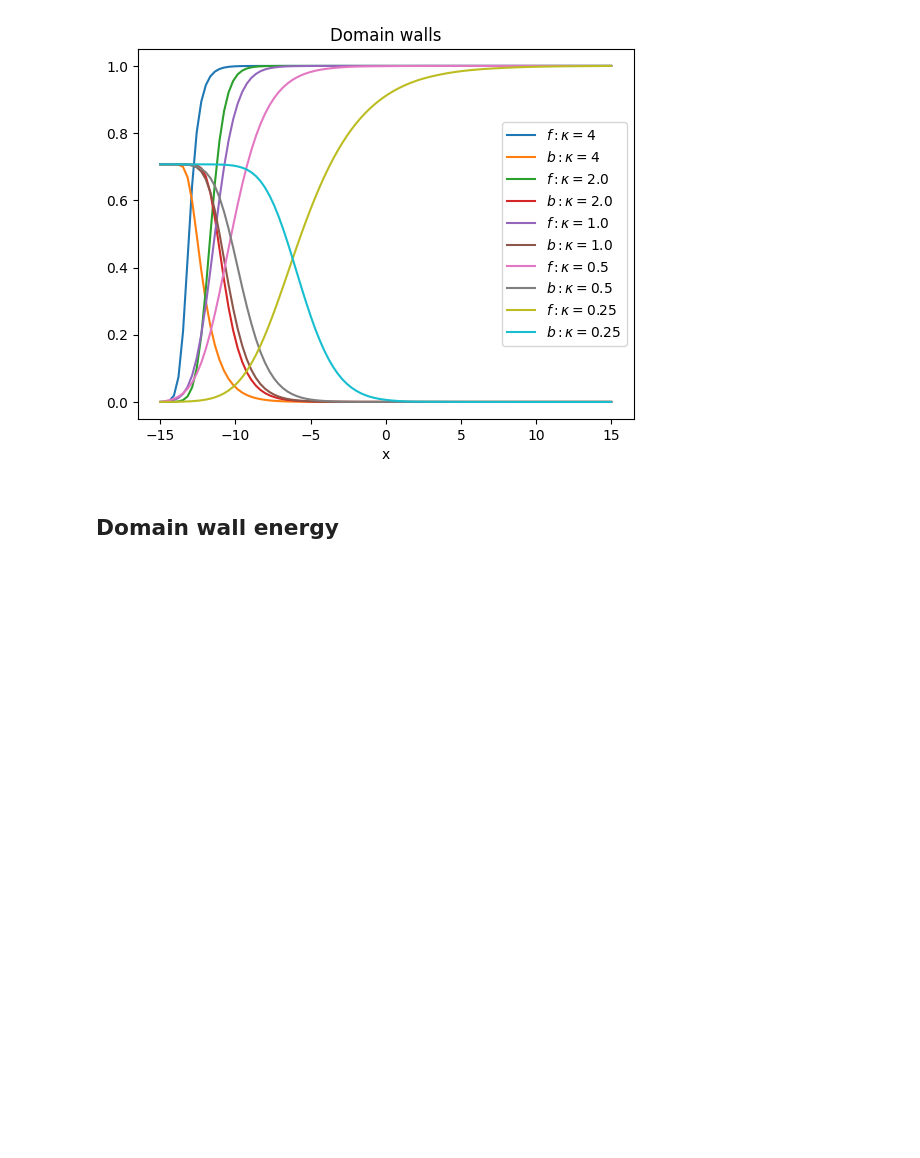
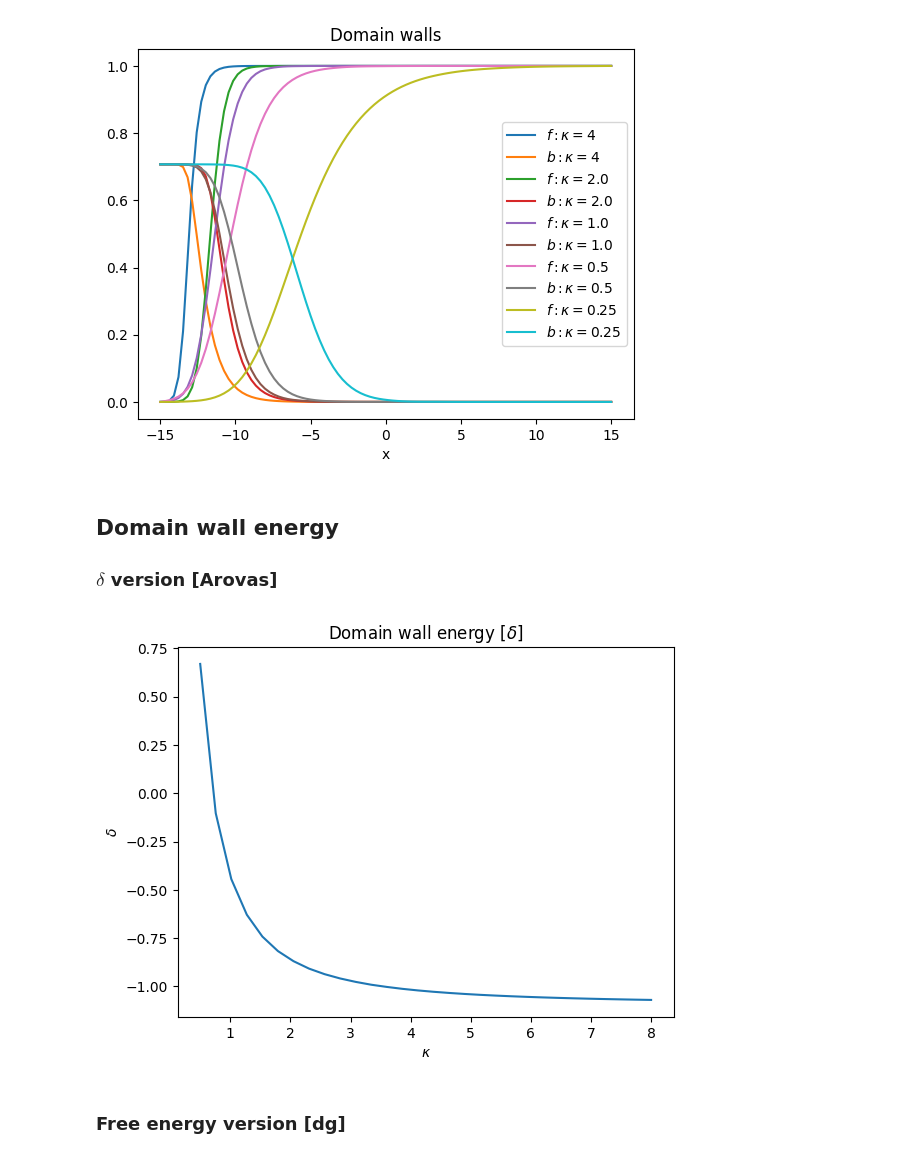
Before and after one commit to drmikecooke/glbook, a Jupyter notebook: _build/jupyter_execute/domain.ipynb, the cells around one changed output. Drawn from its saved outputs; the diff is of its cells as text; code cells hidden in the pictures; blank space fills up the shorter version.

```diff
--- a/_build/jupyter_execute/domain.ipynb
+++ b/_build/jupyter_execute/domain.ipynb
@@ -70,5 +70,25 @@ plt.show()
 [figure]
 # %% [markdown]
 ## Domain wall energy
+### $\delta$ version [Arovas]
 # %%
-# to come
+def dwenergy(kappa,A,B):
+  sol=glsol(kappa,A,B)
+  L=B[0]-A[0]
+  plots=sol.sol(np.linspace(A[0],B[0], 100))
+  f = plots[0] # f
+  b =plots[3] # b=da
+  return sum(-f**4+2*(b-A[1])**2)*L/100
+# %%
+K=np.linspace(0.5,8,30)
+D=[dwenergy(k,A,B) for k in K]
+# %%
+plt.plot(K,D)
+plt.xlabel("$\kappa$")
+plt.ylabel("$\delta$")
+plt.title(f"Domain wall energy [$\delta$]")
+plt.show()
+# %% [output]
+[figure, added]
+# %% [markdown]
+### Free energy version [dg]
```
Also changed, not shown: parts of 4 cells of this notebook, 12 other files.
